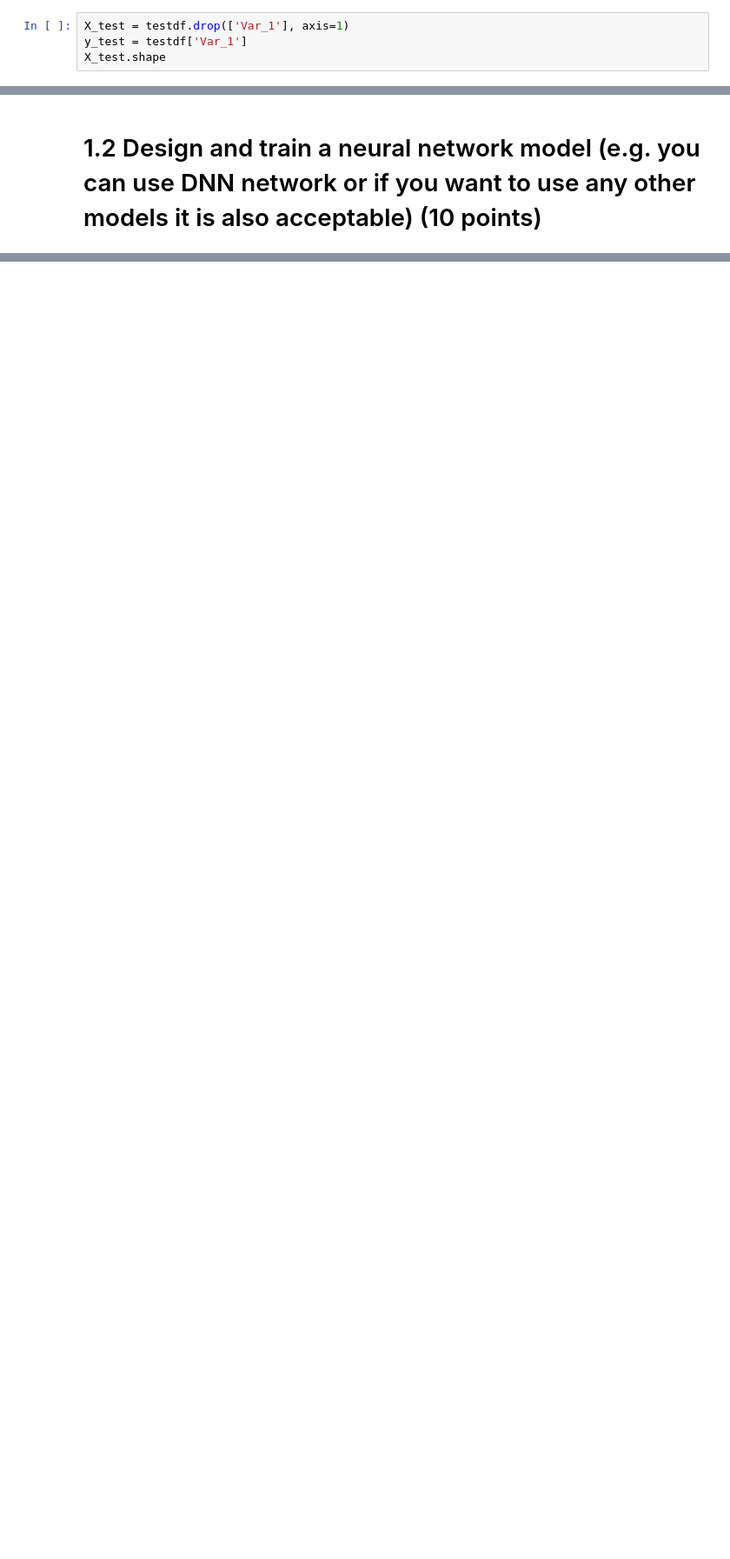
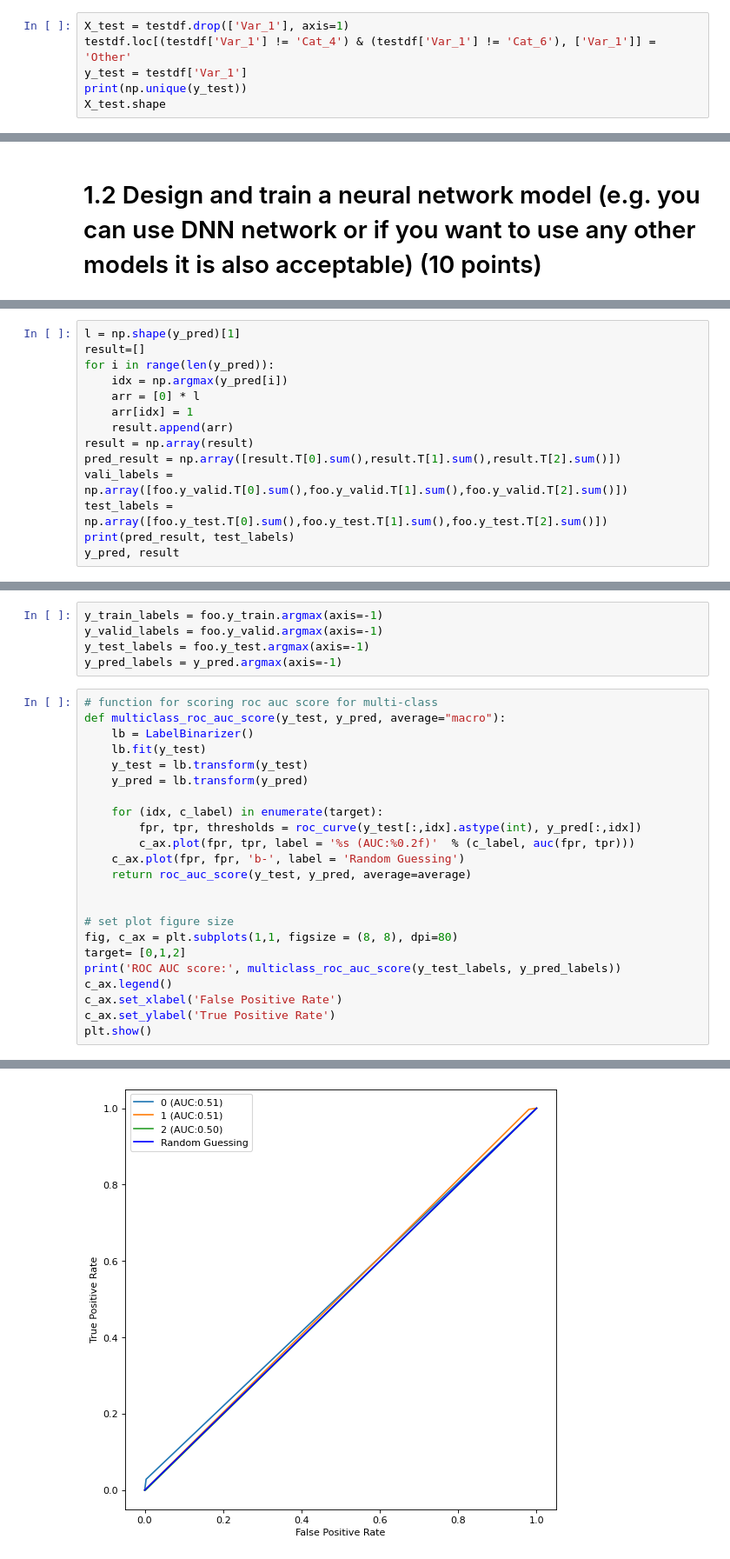
Before and after one commit to franciszero/AIDI-course, a Jupyter notebook: AIDI all solutions/AIDI 1002 Programming/Assign3/Fangji_Chen_Assignment-3.ipynb, the cells around one changed output, grey strips where cells are left out. Shown at 87% size. Cells and saved outputs as stored; diff of their text form; blank space fills up the shorter version.

```diff
--- a/AIDI all solutions/AIDI 1002 Programming/Assign3/Fangji_Chen_Assignment-3.ipynb
+++ b/AIDI all solutions/AIDI 1002 Programming/Assign3/Fangji_Chen_Assignment-3.ipynb
@@ -250,5 +254,7 @@ traindfy.shape
 # %%
 X_test = testdf.drop(['Var_1'], axis=1)
+testdf.loc[(testdf['Var_1'] != 'Cat_4') & (testdf['Var_1'] != 'Cat_6'), ['Var_1']] = 'Other'
 y_test = testdf['Var_1']
+print(np.unique(y_test))
 X_test.shape
 # %% [output]
@@ -369,0 +626,14 @@ model.evaluate(X_valid, y_valid)
+# %%
+l = np.shape(y_pred)[1]
+result=[]
+for i in range(len(y_pred)):
+    idx = np.argmax(y_pred[i])
+    arr = [0] * l
+    arr[idx] = 1
+    result.append(arr)
+result = np.array(result)
+pred_result = np.array([result.T[0].sum(),result.T[1].sum(),result.T[2].sum()])
+vali_labels = np.array([foo.y_valid.T[0].sum(),foo.y_valid.T[1].sum(),foo.y_valid.T[2].sum()])
+test_labels = np.array([foo.y_test.T[0].sum(),foo.y_test.T[1].sum(),foo.y_test.T[2].sum()])
+print(pred_result, test_labels)
+y_pred, result
@@ -407,0 +758,29 @@ print(model1.summary())
+# %%
+y_train_labels = foo.y_train.argmax(axis=-1)
+y_valid_labels = foo.y_valid.argmax(axis=-1)
+y_test_labels = foo.y_test.argmax(axis=-1)
+y_pred_labels = y_pred.argmax(axis=-1)
+# %%
+# function for scoring roc auc score for multi-class
+def multiclass_roc_auc_score(y_test, y_pred, average="macro"):
+    lb = LabelBinarizer()
+    lb.fit(y_test)
+    y_test = lb.transform(y_test)
+    y_pred = lb.transform(y_pred)
+
+    for (idx, c_label) in enumerate(target):
+        fpr, tpr, thresholds = roc_curve(y_test[:,idx].astype(int), y_pred[:,idx])
+        c_ax.plot(fpr, tpr, label = '%s (AUC:%0.2f)'  % (c_label, auc(fpr, tpr)))
+    c_ax.plot(fpr, fpr, 'b-', label = 'Random Guessing')
+    return roc_auc_score(y_test, y_pred, average=average)
+
+
+# set plot figure size
+fig, c_ax = plt.subplots(1,1, figsize = (8, 8), dpi=80)
+target= [0,1,2]
+print('ROC AUC score:', multiclass_roc_auc_score(y_test_labels, y_pred_labels))
+c_ax.legend()
+c_ax.set_xlabel('False Positive Rate')
+c_ax.set_ylabel('True Positive Rate')
+plt.show()
+# %% [output]
@@ -407,0 +788 @@ print(model1.summary())
+[figure, added]
```
Also changed, not shown: parts of 57 cells of this notebook, 2 other files.
